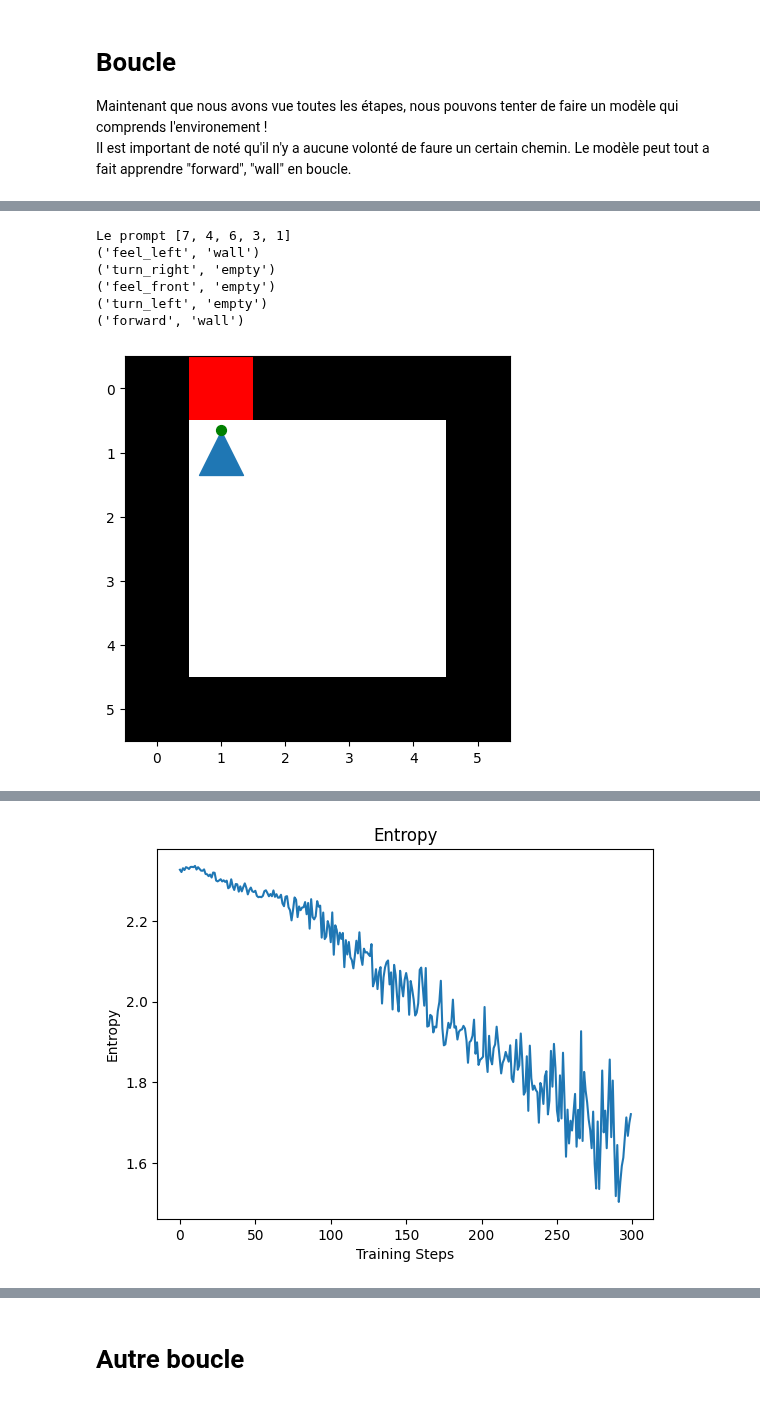
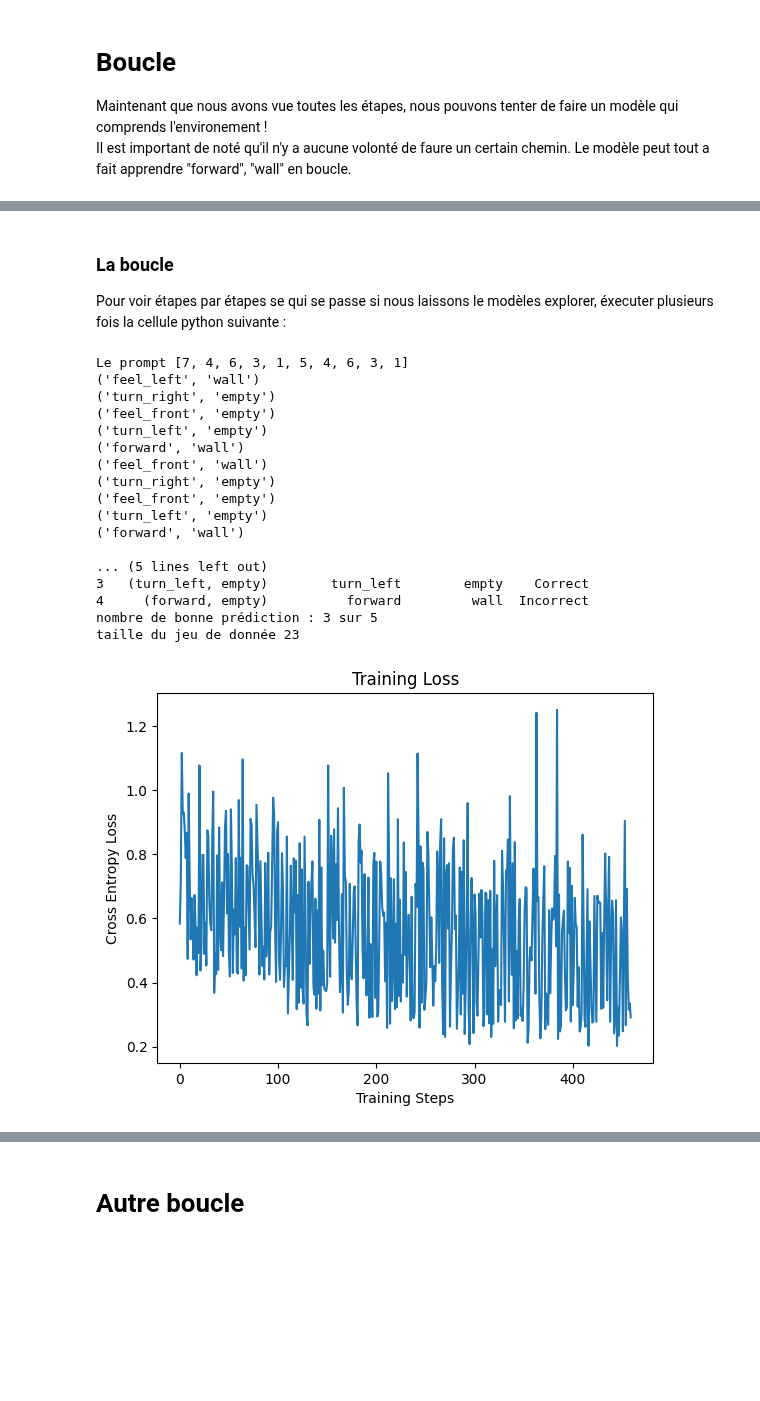
Before and after one commit to PEmarrel/Dpt_transformers, a Jupyter notebook: LSTMGen.ipynb, the cells around one changed output, grey strips where cells are left out. Saved outputs shown, nothing was run; the diff lists cells and outputs as text; code cells hidden in the pictures; blank space fills up the shorter version.

Commit message:
clean premiere boucle avec toutes (ou presque) les explications

```diff
--- a/LSTMGen.ipynb
+++ b/LSTMGen.ipynb
@@ -247,13 +247,12 @@ def create_data(tokens, context_lenght, padding, min = 1):
     """
     sentences = []
     for range_cut in range(min, context_lenght + 1):
-        print("range", range_cut)
         for i in range(0, len(tokens) - range_cut, 1):
             sentences.append(tokens[i:i + range_cut])
             sentences[-1] = sentences[-1] + [padding] * (context_lenght - len(sentences[-1]))
     return sentences
 
-data_set = create_data(seq_token, 10, tokenizer.encode("<pad>"), min = 9)
+data_set = create_data(seq_token, 10, tokenizer.encode("<pad>"), min = 1)
 print(f"\033[0;32mLe data set\033[0m")
 for i in data_set:
     print(i)
@@ -394,10 +407,9 @@ def train(lstm_generator, nb_epoch:int, optimizer, loss_fn, td:TokenDrop):
     training_loss_logger = []
     entropy_logger = []
 
-    for epoch in tqdm(range(nb_epoch)):
+    for _ in tqdm(range(nb_epoch)):
         # Set LSTM generator model to training mode
         lstm_generator.train()
-        steps = 0
         # Iterate over batches in training data loader
         for text in tqdm(data_loader_train, desc="Training", leave=False):
             # Transform text tokens using training transform and move to device
@@ -405,9 +417,11 @@ def train(lstm_generator, nb_epoch:int, optimizer, loss_fn, td:TokenDrop):
 
             # Randomly drop input tokens
             input_text = td(text[:, 0:-1])
-            # output_text = text_tokens[:, 1:]
-            input_text = text[:, 0:-1]
             output_text = text[:, 1:]
+
+            # Or not drop tokens
+            # input_text = text[:, 0:-1]
+            # output_text = text[:, 1:]
 
             # Initialize the memory buffers
             hidden = torch.zeros(lstm_generator.num_layers, bs, lstm_generator.hidden_size)
@@ -541,18 +537,45 @@ tokenizer = SimpleTokenizerV1(vocab=tmp)
+# %% [markdown]
+### La boucle
+
+Pour voir étapes par étapes se qui se passe si nous laissons le modèles explorer, éxecuter plusieurs fois la cellule python suivante :
 # %%
-input_tokens = seq_token[-10:]
+torch.manual_seed(1)
+if len(seq_token) > 10:
+    input_tokens = seq_token[-10:]
+else:
+    input_tokens = seq_token
+
 print(f"\033[0;32mLe prompt\033[0m {input_tokens}")
 for i in input_tokens:
     print(tokenizer.decode(i))
 print()
-env_test.display_world()
+
 input_tokens = torch.tensor(input_tokens).reshape(1, -1)
 log_tokens, data_pred = generate_sentence(lstm_generator, input_tokens)
-print("\033[0;32m Génération du modèle :\033[0m")
-for i in log_tokens:
-    print(tokenizer.decode(i.item()))
+interaction_pred = [tokenizer.decode(token.item()) for token in log_tokens if tokenizer.decode(token.item()) != "<pad>"]
+# print("\033[0;32m Génération du modèle :\033[0m")
+# for i in log_tokens:
+#     print(tokenizer.decode(i.item()))
 
 actions, outcomes = run_token(log_tokens, env_test)
-print(f"\033[0;32mLes vrai outcomes\033[0m \n{outcomes}")
+
+good_pred = []
+for i in range(len(interaction_pred)):
+    good_pred.append(interaction_pred[i] == (actions[i], outcomes[i]))
+
+# print(f"\033[0;32mLes vrai outcomes\033[0m \n{outcomes}")
+# Create a DataFrame to store interactions, actions, and outcomes
+df_interactions = pd.DataFrame({
+    'Interaction générer': interaction_pred,
+    'Action appliquer': actions,
+    'Outcome réel': outcomes,
+    'verifier': ['Correct' if i else 'Incorrect' for i in good_pred]
+})
+
+print("\033[0;32mDataFrame des interactions\033[0m")
+print(df_interactions)
+print(f"\033[0;32mnombre de bonne prédiction : {sum(good_pred)} sur {len(good_pred)} \033[0m")
+
 all_actions += actions
 all_outcomes += outcomes
 
@@ -561,36 +584,47 @@ data_set = CustomDataSetTextGenByToken(
     token=seq_token,
     id_pad=tokenizer.encode("<pad>"),
     context_lenght=11,
-    min=10)
+    min=1)
 
 print(f"\033[0;32mtaille du jeu de donnée \033[0m{len(data_set)}")
 
 data_loader_train = DataLoader(
         data_set,
         batch_size=1,
         shuffle=True,
         num_workers=8
     )
 
 td = TokenDrop(prob=0.1, pad_token=tokenizer.encode("<pad>"), num_special=1)
 training_loss_logger, entropy_logger = train(lstm_generator, 20, opti, loss_fct, td)
 
 plt.plot(training_loss_logger)
 plt.xlabel('Training Steps')
 plt.ylabel('Cross Entropy Loss')
 plt.title('Training Loss')
 plt.show()
 
 plt.plot(entropy_logger)
 plt.xlabel('Training Steps')
 plt.ylabel('Entropy')
 plt.title('Entropy')
 plt.show()
 # %% [output]
-Le prompt [7, 4, 6, 3, 1]
+Le prompt [7, 4, 6, 3, 1, 5, 4, 6, 3, 1]
 ('feel_left', 'wall')
 ('turn_right', 'empty')
 ('feel_front', 'empty')
 ('turn_left', 'empty')
 ('forward', 'wall')
+('feel_front', 'wall')
+('turn_right', 'empty')
+('feel_front', 'empty')
+('turn_left', 'empty')
+('forward', 'wall')
+
+... (5 lines left out)
+3   (turn_left, empty)        turn_left        empty    Correct
+4     (forward, empty)          forward         wall  Incorrect
+nombre de bonne prédiction : 3 sur 5
+taille du jeu de donnée 23
-[figure, old version]
+[figure, new version]
@@ -615 +631,0 @@ taille du jeu de donnée 15
-[figure, removed]
```
Also changed, not shown: parts of 18 cells of this notebook.
